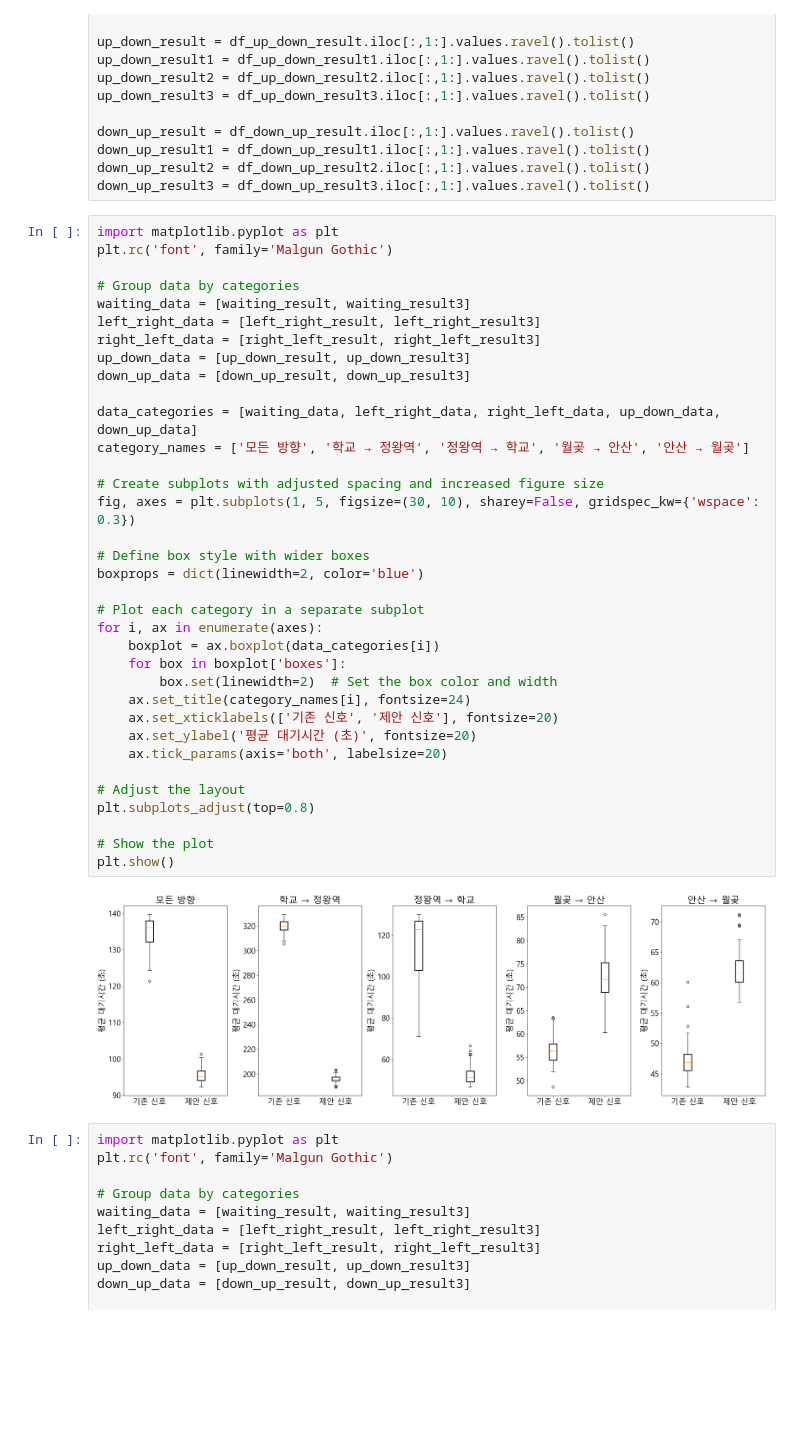
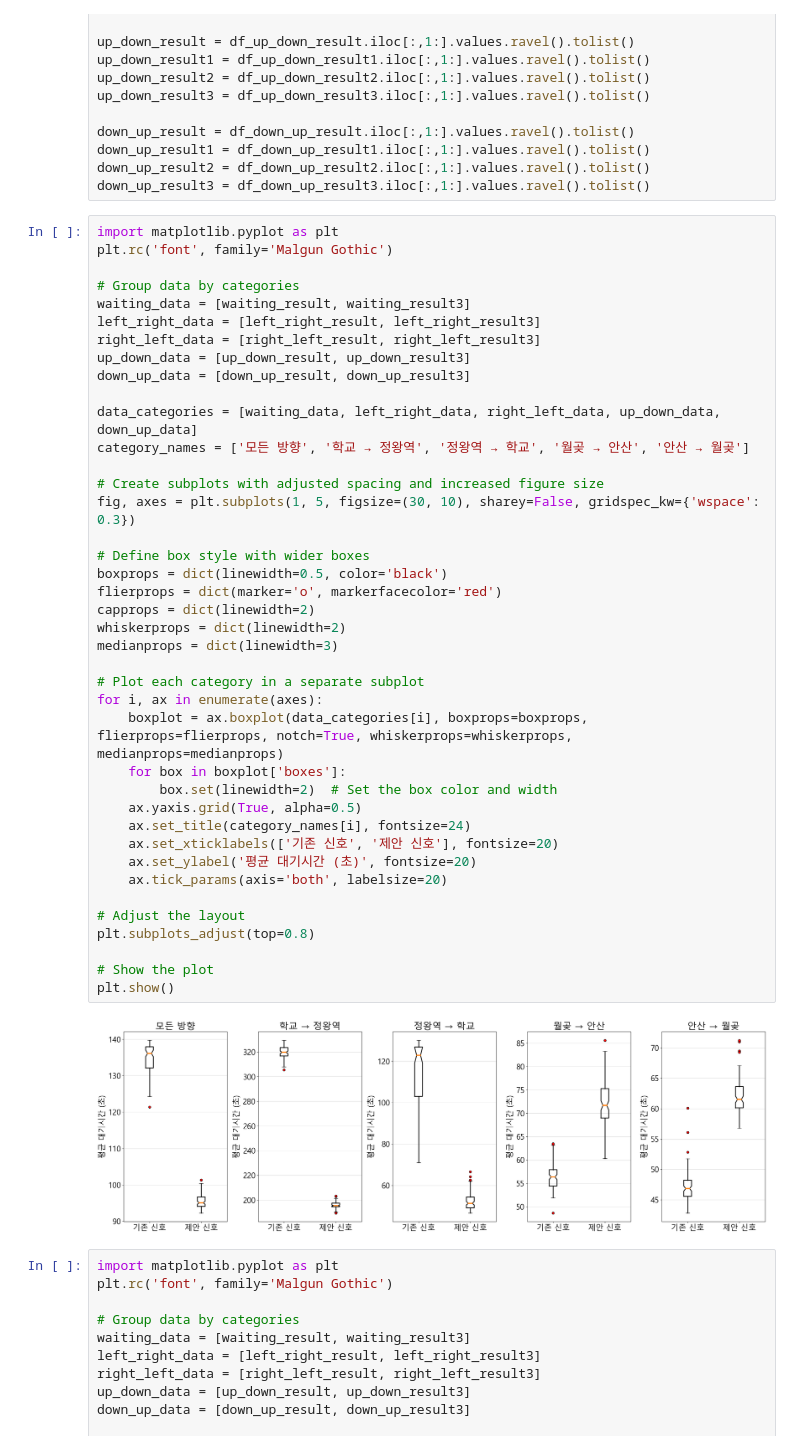
Before and after one commit to pjh09050/Graduation-research, a Jupyter notebook: 3_hour_퇴근/graph.ipynb, the cells around one changed output. Drawn from its saved outputs; the diff is of its cells as text; blank space fills up the shorter version.

```diff
--- a/3_hour_퇴근/graph.ipynb
+++ b/3_hour_퇴근/graph.ipynb
@@ -134,36 +134,41 @@ plt.rc('font', family='Malgun Gothic')
 # Group data by categories
 waiting_data = [waiting_result, waiting_result3]
 left_right_data = [left_right_result, left_right_result3]
 right_left_data = [right_left_result, right_left_result3]
 up_down_data = [up_down_result, up_down_result3]
 down_up_data = [down_up_result, down_up_result3]
 
 data_categories = [waiting_data, left_right_data, right_left_data, up_down_data, down_up_data]
 category_names = ['모든 방향', '학교 → 정왕역', '정왕역 → 학교', '월곶 → 안산', '안산 → 월곶']
 
 # Create subplots with adjusted spacing and increased figure size
 fig, axes = plt.subplots(1, 5, figsize=(30, 10), sharey=False, gridspec_kw={'wspace': 0.3})
 
 # Define box style with wider boxes
-boxprops = dict(linewidth=2, color='blue')
+boxprops = dict(linewidth=0.5, color='black')
+flierprops = dict(marker='o', markerfacecolor='red')
+capprops = dict(linewidth=2)
+whiskerprops = dict(linewidth=2)
+medianprops = dict(linewidth=3)
 
 # Plot each category in a separate subplot
 for i, ax in enumerate(axes):
-    boxplot = ax.boxplot(data_categories[i])
+    boxplot = ax.boxplot(data_categories[i], boxprops=boxprops, flierprops=flierprops, notch=True, whiskerprops=whiskerprops, medianprops=medianprops)
     for box in boxplot['boxes']:
         box.set(linewidth=2)  # Set the box color and width
+    ax.yaxis.grid(True, alpha=0.5)
     ax.set_title(category_names[i], fontsize=24)
     ax.set_xticklabels(['기존 신호', '제안 신호'], fontsize=20)
     ax.set_ylabel('평균 대기시간 (초)', fontsize=20)
     ax.tick_params(axis='both', labelsize=20)
 
 # Adjust the layout
 plt.subplots_adjust(top=0.8)
 
 # Show the plot
 plt.show()
 # %% [output]
-[figure, old version]
+[figure, new version]
 # %%
 import matplotlib.pyplot as plt
 plt.rc('font', family='Malgun Gothic')
```
Also changed, not shown: 1 other file.
